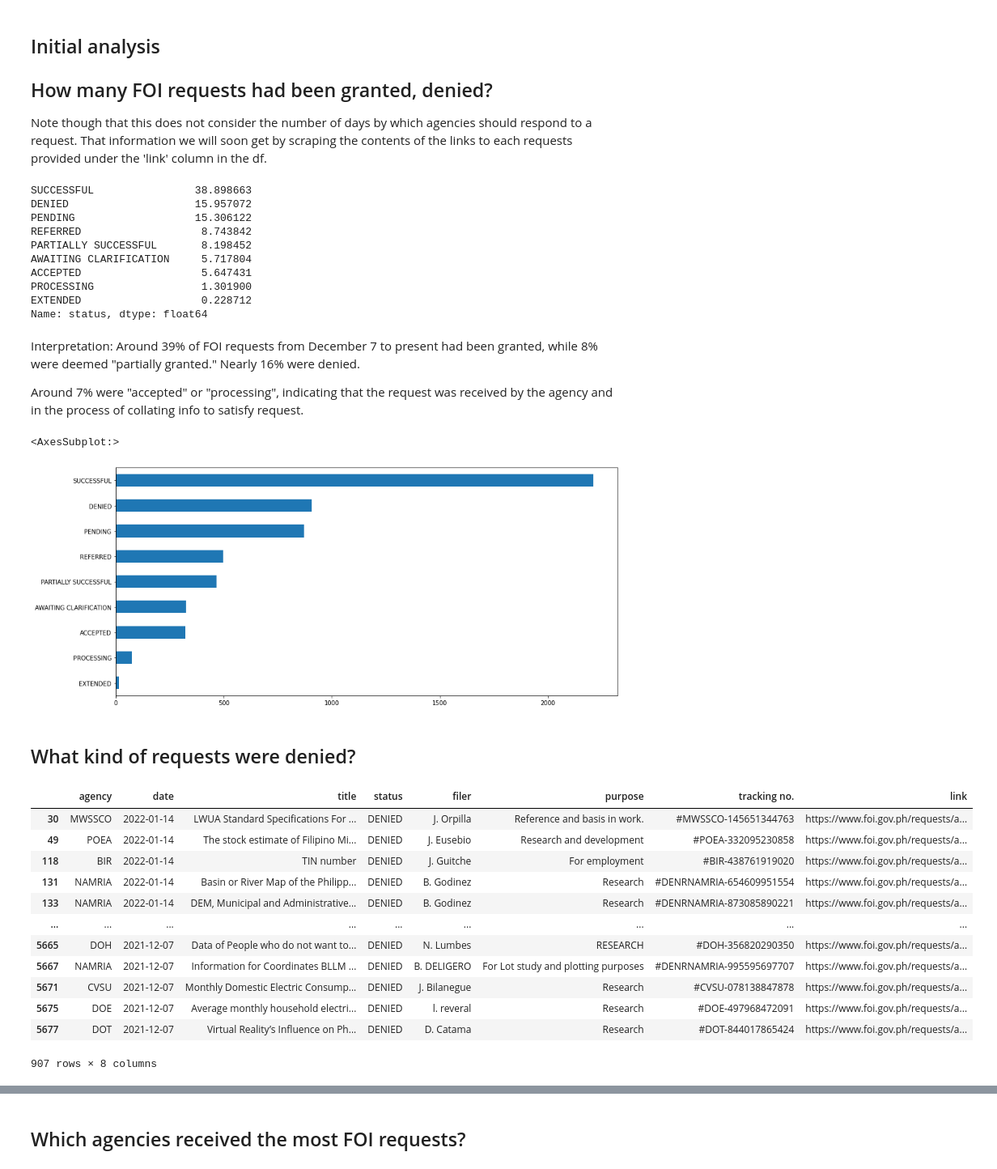
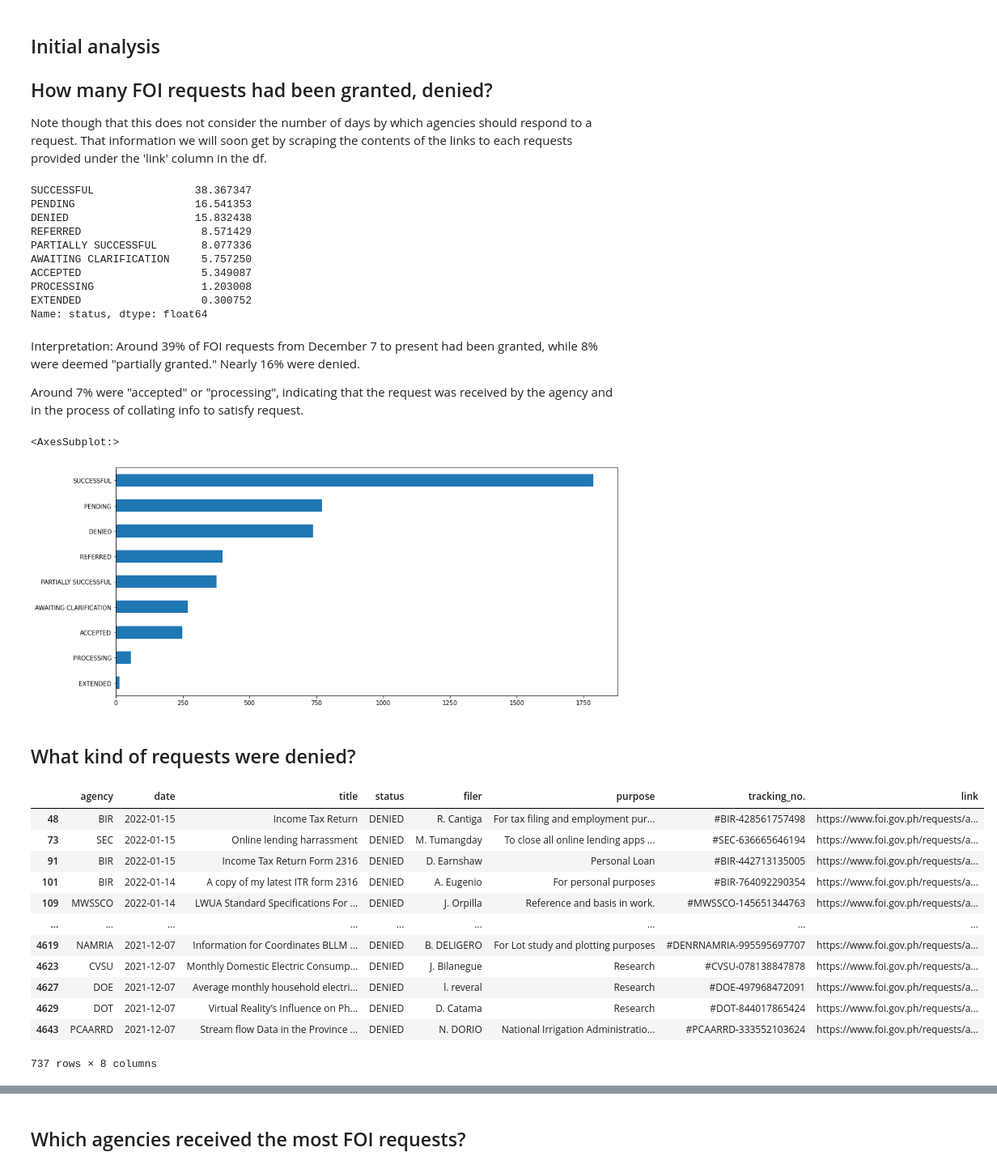
Before and after one commit to pmagtulis/foi-ph-scraper, a Jupyter notebook: foi-scraper.ipynb, the cells around one changed output, grey strips where cells are left out. Shown at 81% size. Cells and saved outputs as stored; diff of their text form; code cells hidden in the pictures.

```diff
--- a/foi-scraper.ipynb
+++ b/foi-scraper.ipynb
@@ -199,3 +199,5 @@ df.head(20)
+# %%
+df.columns=df.columns.str.replace(" ", "_")
 # %% [markdown]
 ### Remove duplicates
 
@@ -211,4 +212,5 @@ True     1127
 dtype: int64
 # %%
-df.drop_duplicates(ignore_index=True)
+df2 = df.drop_duplicates(ignore_index=True)
+df2
 # %% [output]
@@ -241,45 +243,45 @@ dtype: int64
 
 Note though that this does not consider the number of days by which agencies should respond to a request. That information we will soon get by scraping the contents of the links to each requests provided under the 'link' column in the df.
 # %%
-df.status.value_counts(normalize=True)*100
+df2.status.value_counts(normalize=True)*100
 # %% [output]
-SUCCESSFUL                38.898663
-DENIED                    15.957072
-PENDING                   15.306122
-REFERRED                   8.743842
-PARTIALLY SUCCESSFUL       8.198452
-AWAITING CLARIFICATION     5.717804
-ACCEPTED                   5.647431
-PROCESSING                 1.301900
-EXTENDED                   0.228712
+SUCCESSFUL                38.367347
+PENDING                   16.541353
+DENIED                    15.832438
+REFERRED                   8.571429
+PARTIALLY SUCCESSFUL       8.077336
+AWAITING CLARIFICATION     5.757250
+ACCEPTED                   5.349087
+PROCESSING                 1.203008
+EXTENDED                   0.300752
 Name: status, dtype: float64
 # %% [markdown]
 Interpretation: Around 39% of FOI requests from December 7 to present had been granted, while 8% were deemed "partially granted." Nearly 16% were denied.
 
 Around 7% were "accepted" or "processing", indicating that the request was received by the agency and in the process of collating info to satisfy request.
 # %%
-df.status.value_counts().sort_values().plot(kind='barh', figsize=(15,7))
+df2.status.value_counts().sort_values().plot(kind='barh', figsize=(15,7))
 # %% [output]
 <AxesSubplot:>
-[figure, old version]
+[figure, new version]
 # %% [markdown]
 ## What kind of requests were denied?
 # %%
-df[df.status=="DENIED"]
+df2[df2.status=="DENIED"]
 #The reason for denial is found in a communication located through each link of the request.
 # %% [output]
-|  | agency | date | title | status | filer | purpose | tracking no. | link |
-| 30 | MWSSCO | 2022-01-14 | LWUA Standard Specifications For ... | DENIED | J. Orpilla | Reference and basis in work. | #MWSSCO-145651344763 | https://www.foi.gov.ph/requests/a... |
-| 49 | POEA | 2022-01-14 | The stock estimate of Filipino Mi... | DENIED | J. Eusebio | Research and development | #POEA-332095230858 | https://www.foi.gov.ph/requests/a... |
-| 118 | BIR | 2022-01-14 | TIN number | DENIED | J. Guitche | For employment | #BIR-438761919020 | https://www.foi.gov.ph/requests/a... |
-| 131 | NAMRIA | 2022-01-14 | Basin or River Map of the Philipp... | DENIED | B. Godinez | Research | #DENRNAMRIA-654609951554 | https://www.foi.gov.ph/requests/a... |
-| 133 | NAMRIA | 2022-01-14 | DEM, Municipal and Administrative... | DENIED | B. Godinez | Research | #DENRNAMRIA-873085890221 | https://www.foi.gov.ph/requests/a... |
+|  | agency | date | title | status | filer | purpose | tracking_no. | link |
+| 48 | BIR | 2022-01-15 | Income Tax Return | DENIED | R. Cantiga | For tax filing and employment pur... | #BIR-428561757498 | https://www.foi.gov.ph/requests/a... |
+| 73 | SEC | 2022-01-15 | Online lending harrassment | DENIED | M. Tumangday | To close all online lending apps ... | #SEC-636665646194 | https://www.foi.gov.ph/requests/a... |
+| 91 | BIR | 2022-01-15 | Income Tax Return Form 2316 | DENIED | D. Earnshaw | Personal Loan | #BIR-442713135005 | https://www.foi.gov.ph/requests/a... |
+| 101 | BIR | 2022-01-14 | A copy of my latest ITR form 2316 | DENIED | A. Eugenio | For personal purposes | #BIR-764092290354 | https://www.foi.gov.ph/requests/a... |
+| 109 | MWSSCO | 2022-01-14 | LWUA Standard Specifications For ... | DENIED | J. Orpilla | Reference and basis in work. | #MWSSCO-145651344763 | https://www.foi.gov.ph/requests/a... |
 | ... | ... | ... | ... | ... | ... | ... | ... | ... |
-| 5665 | DOH | 2021-12-07 | Data of People who do not want to... | DENIED | N. Lumbes | RESEARCH | #DOH-356820290350 | https://www.foi.gov.ph/requests/a... |
-| 5667 | NAMRIA | 2021-12-07 | Information for Coordinates BLLM ... | DENIED | B. DELIGERO | For Lot study and plotting purposes | #DENRNAMRIA-995595697707 | https://www.foi.gov.ph/requests/a... |
-| 5671 | CVSU | 2021-12-07 | Monthly Domestic Electric Consump... | DENIED | J. Bilanegue | Research | #CVSU-078138847878 | https://www.foi.gov.ph/requests/a... |
-| 5675 | DOE | 2021-12-07 | Average monthly household electri... | DENIED | l. reveral | Research | #DOE-497968472091 | https://www.foi.gov.ph/requests/a... |
-| 5677 | DOT | 2021-12-07 | Virtual Reality’s Influence on Ph... | DENIED | D. Catama | Research | #DOT-844017865424 | https://www.foi.gov.ph/requests/a... |
+| 4619 | NAMRIA | 2021-12-07 | Information for Coordinates BLLM ... | DENIED | B. DELIGERO | For Lot study and plotting purposes | #DENRNAMRIA-995595697707 | https://www.foi.gov.ph/requests/a... |
+| 4623 | CVSU | 2021-12-07 | Monthly Domestic Electric Consump... | DENIED | J. Bilanegue | Research | #CVSU-078138847878 | https://www.foi.gov.ph/requests/a... |
+| 4627 | DOE | 2021-12-07 | Average monthly household electri... | DENIED | l. reveral | Research | #DOE-497968472091 | https://www.foi.gov.ph/requests/a... |
+| 4629 | DOT | 2021-12-07 | Virtual Reality’s Influence on Ph... | DENIED | D. Catama | Research | #DOT-844017865424 | https://www.foi.gov.ph/requests/a... |
+| 4643 | PCAARRD | 2021-12-07 | Stream flow Data in the Province ... | DENIED | N. DORIO | National Irrigation Administratio... | #PCAARRD-333552103624 | https://www.foi.gov.ph/requests/a... |
-907 rows × 8 columns
+737 rows × 8 columns
 # %% [markdown]
 ## What kind of requests were approved?
```
Also changed, not shown: parts of 22 cells of this notebook.
